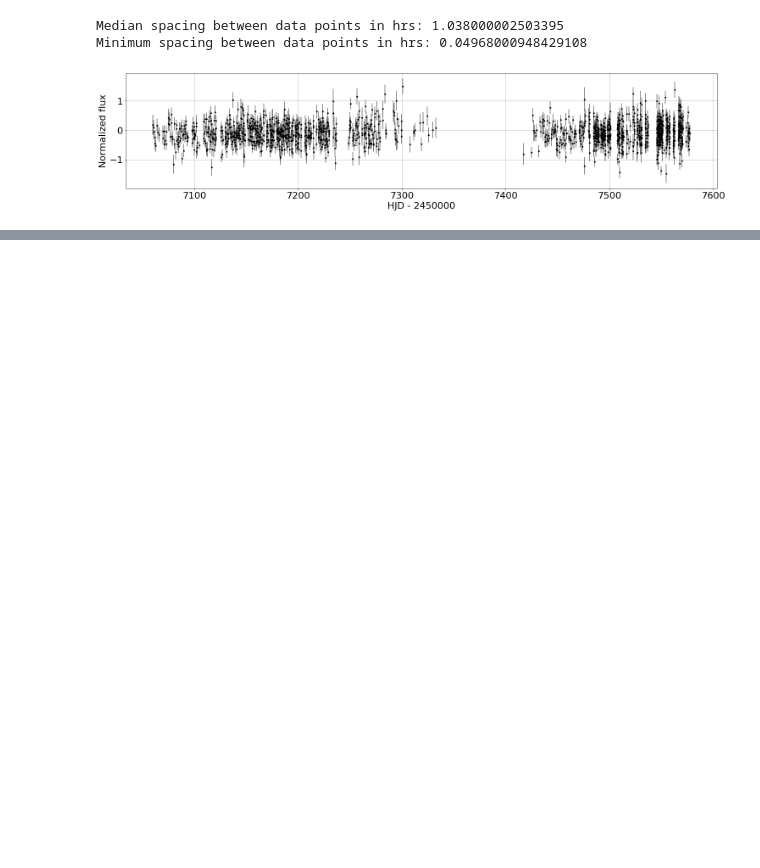
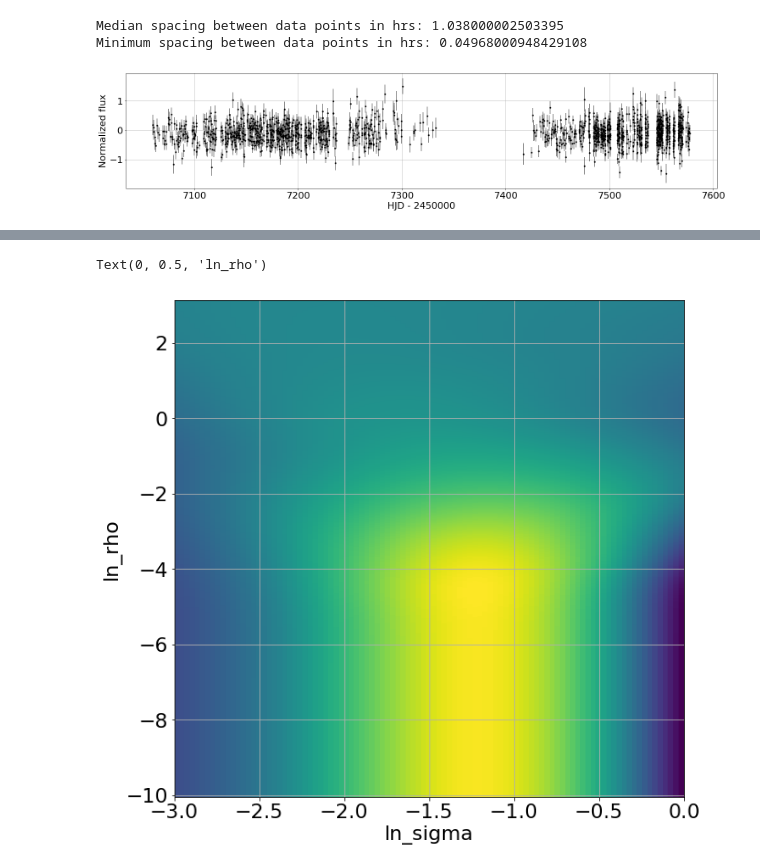
Before and after one commit to fbartolic/caustic, a Jupyter notebook: src/notebooks/Matern32_likelihood_plot.ipynb, the cells around one changed output, grey strips where cells are left out. Saved outputs shown, nothing was run; the diff lists cells and outputs as text; code cells hidden in the pictures; blank space fills up the shorter version.

```diff
--- a/src/notebooks/Matern32_likelihood_plot.ipynb
+++ b/src/notebooks/Matern32_likelihood_plot.ipynb
@@ -107,0 +155,36 @@ Text(0,0.5,'ln_rho')
+# %%
+T = tf.float64
+
+x_tf = tf.constant(t)
+diag_tf = tf.constant(sigF**2)
+y_tf = tf.constant(F)
+
+sigma_tf = tf.Variable(0.5, dtype=T, name='sigma')
+rho_tf = tf.Variable(2., dtype=T, name='rho')
+
+session.run(tf.global_variables_initializer())
+
+kernel_tf = cf.terms.Matern32Term(sigma=sigma_tf, rho=rho_tf)
+
+gp_tf = cf.GaussianProcess(kernel_tf, x_tf, y_tf, diag_tf)
+loglike_tf = gp_tf.log_likelihood
+grad_loglike_tf = tf.gradients(loglike_tf, [sigma_tf, rho_tf])
+# %%
+likelihood_values_tf = np.zeros((n_rho, n_sigma))
+
+for i in range(n_rho):
+    for j in range(n_sigma):
+        likelihood_values_tf[i, j] = loglike_tf.eval(feed_dict={sigma_tf:np.exp(ln_sigma_grid[i,j]), rho_tf:np.exp(ln_rho_grid[i,j])})
+# %%
+fig, ax = plt.subplots(figsize=(10,10))
+
+colormap = ax.pcolormesh(ln_sigma_grid, ln_rho_grid, likelihood_values_tf)
+
+ax.grid()
+ax.set_xlabel('ln_sigma')
+ax.set_ylabel('ln_rho')
+
+# fig.colorbar(colormap, cax=cbar, label='log likelihood')
+# %% [output]
+Text(0, 0.5, 'ln_rho')
+[figure, added]
```
Also changed, not shown: parts of 12 cells of this notebook, 3 other files.
